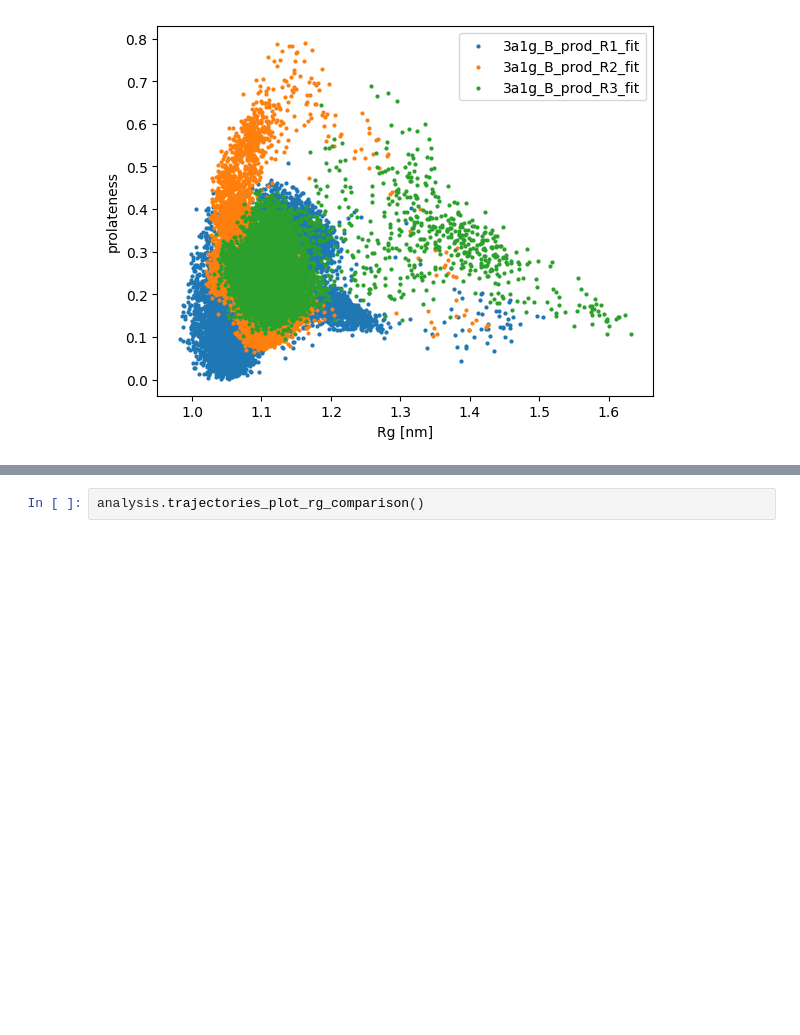
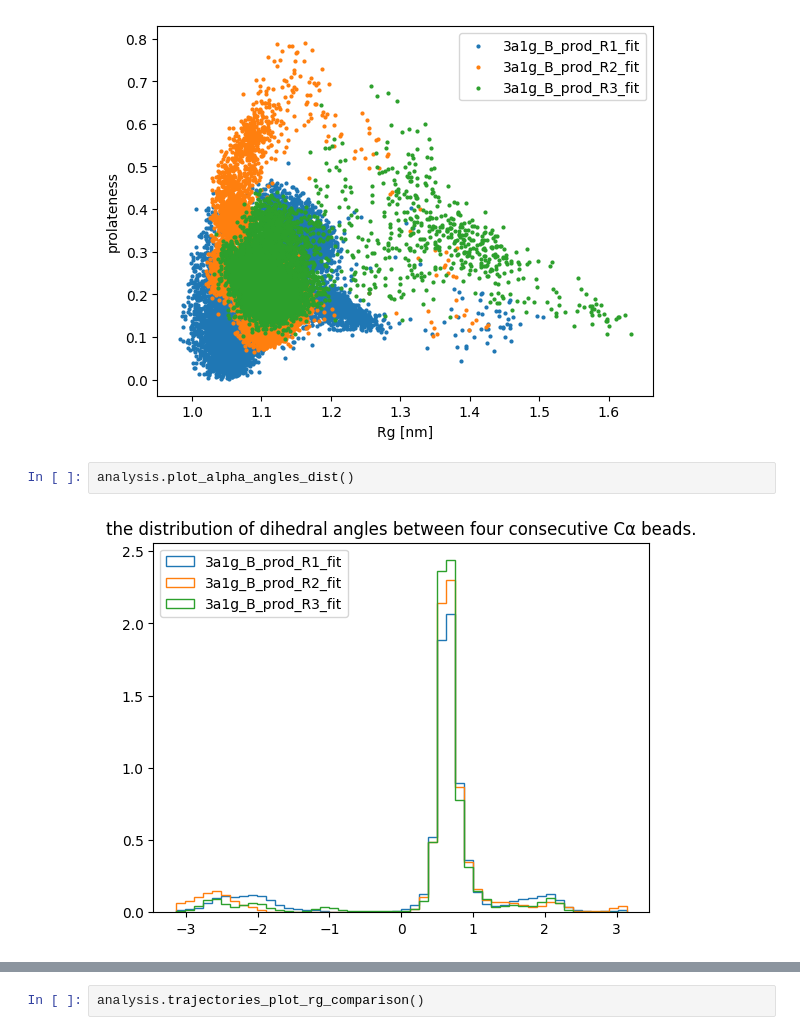
Before and after one commit to hamidrgh/EnsembleTools, a Jupyter notebook: refactored/develop_plots.ipynb, the cells around one changed output, grey strips where cells are left out. Cells and saved outputs as stored; diff of their text form; blank space fills up the shorter version.

Commit message:
Further refactoring plots

```diff
--- a/refactored/develop_plots.ipynb
+++ b/refactored/develop_plots.ipynb
@@ -48,3 +48,7 @@ analysis.plot_prolateness_dist(bins=10)
 analysis.plot_rg_vs_prolateness()
 # %% [output]
 [figure]
+# %%
+analysis.plot_alpha_angles_dist()
+# %% [output]
+[figure, added]
```
Also changed, not shown: parts of 2 cells of this notebook, 4 other files.
